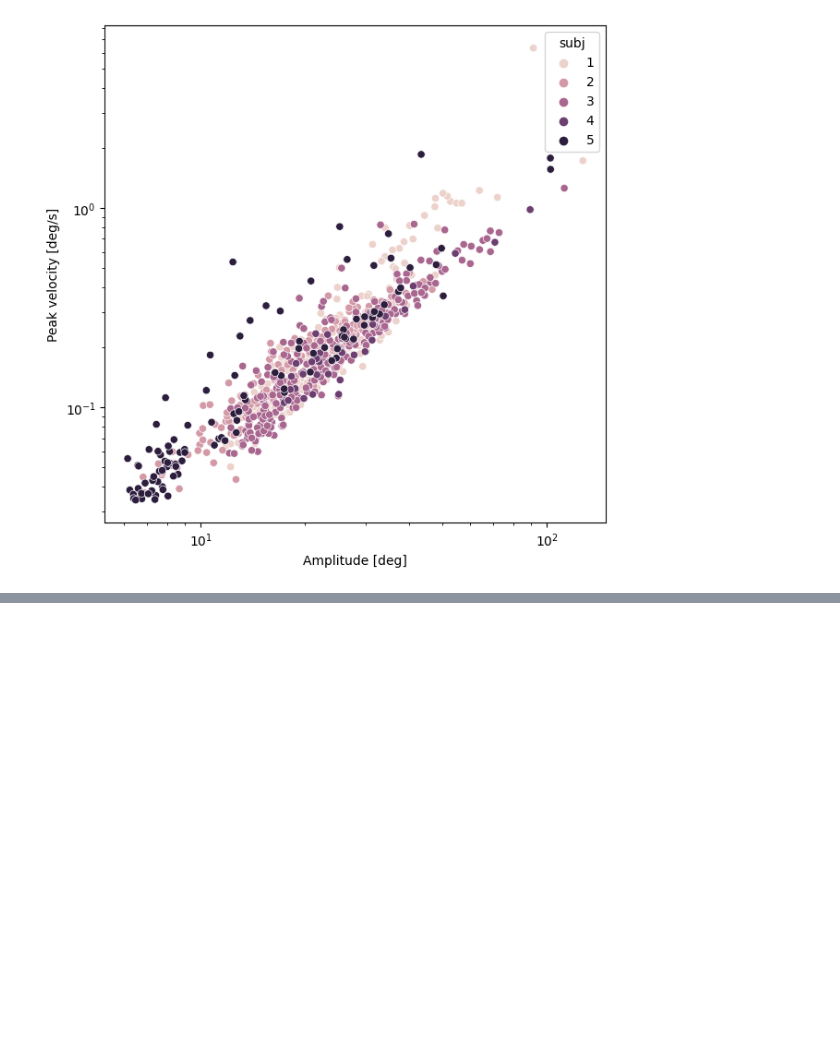
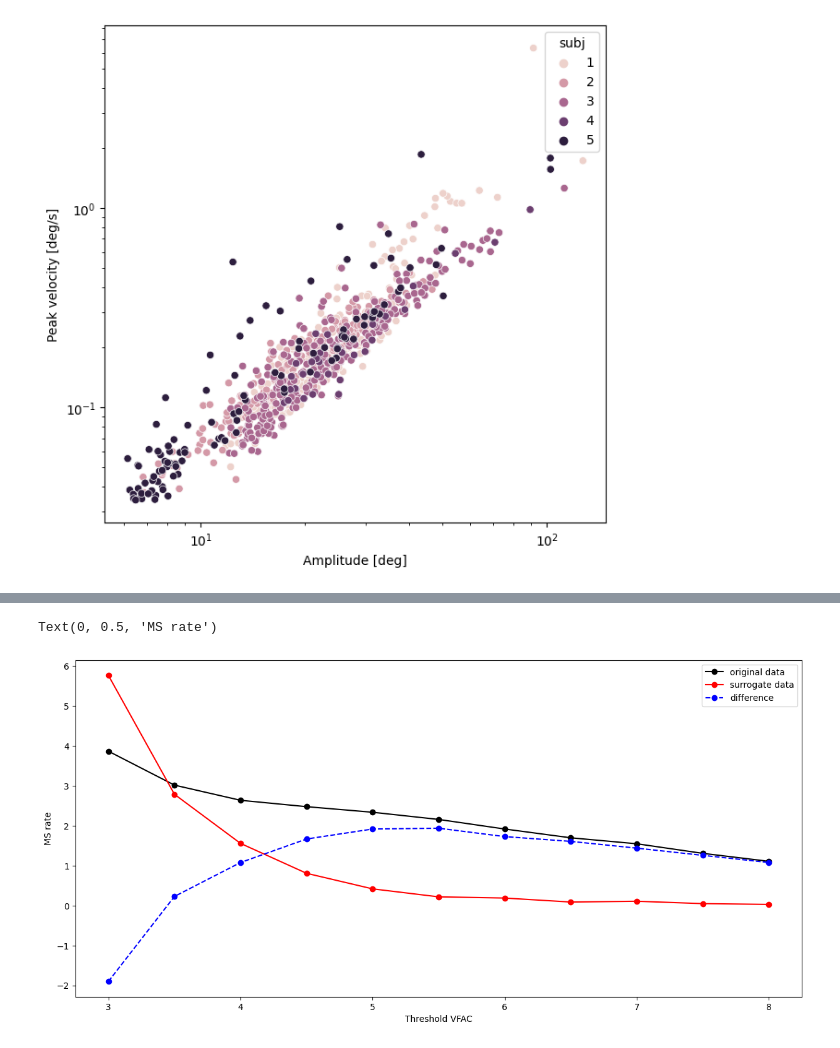
Before and after one commit to lschwetlick/EngbertMicrosaccadeToolbox, a Jupyter notebook: demo/demo.ipynb, the cells around one changed output, grey strips where cells are left out. Saved outputs shown, nothing was run; the diff lists cells and outputs as text; code cells hidden in the pictures; blank space fills up the shorter version.

```diff
--- a/demo/demo.ipynb
+++ b/demo/demo.ipynb
@@ -158,0 +264,2 @@ Text(0, 0.5, 'Peak velocity [deg/s]')
+# %%
+vfac = np.arange(3,8.5, 0.5)
@@ -158,0 +268,22 @@ Text(0, 0.5, 'Peak velocity [deg/s]')
+# %%
+thresh_rate = []
+for subj in range(1,2):
+  for trial in range(1,6):
+    d = pd.read_csv(f"data/f0{subj}.00{trial}.dat", sep="\t", header=None, names=["t", "x_l", "y_l", "x_r", "y_r"])
+    right_eye = np.vstack([np.asarray(d.x_r), np.asarray(d.y_r)]).T
+    left_eye = np.vstack([np.asarray(d.x_l), np.asarray(d.y_l)]).T
+    dur = right_eye.shape[0]/SAMPLING
+    for thresh in vfac:
+      ms_r, rad_r = microsac_detection.microsacc(right_eye, vfac=thresh)
+      ms_l, rad_l = microsac_detection.microsacc(left_eye, vfac=thresh)
+      bino, monol, monor = microsac_detection.binsacc(ms_r, ms_l)
+      N = len(bino)
+      rate = N / dur
+      l_sur = data_simulation.surrogate(left_eye, SAMPLING)
+      r_sur = data_simulation.surrogate(right_eye, SAMPLING)
+      ms_r, rad_r = microsac_detection.microsacc(r_sur, vfac=thresh)
+      ms_l, rad_l = microsac_detection.microsacc(l_sur, vfac=thresh)
+      bino, monol, monor = microsac_detection.binsacc(ms_r, ms_l)
+      N_sur = len(bino)
+      rate_sur = N_sur / dur
+      thresh_rate.append([thresh, rate, rate_sur])
@@ -158,0 +305,4 @@ Text(0, 0.5, 'Peak velocity [deg/s]')
+# %%
+threshold_df = pd.DataFrame(thresh_rate, columns=["vfc", "rate", "surrogate_rate"])
+threshold_df
+threshold_sum = threshold_df.groupby("vfc").mean().reset_index()
@@ -158,0 +329,11 @@ Text(0, 0.5, 'Peak velocity [deg/s]')
+# %%
+fig, ax = plt.subplots(1,1, figsize=(15,7))
+ax.plot(threshold_sum.vfc, threshold_sum.rate, marker='o', color="black", label="original data")
+ax.plot(threshold_sum.vfc, threshold_sum.surrogate_rate, marker='o', color="red", label="surrogate data")
+ax.plot(threshold_sum.vfc, threshold_sum.rate-threshold_sum.surrogate_rate, marker='o', linestyle='dashed', color="blue", label="difference")
+ax.legend()
+ax.set_xlabel("Threshold VFAC")
+ax.set_ylabel("MS rate")
+# %% [output]
+Text(0, 0.5, 'MS rate')
+[figure, added]
```
Also changed, not shown: parts of 19 cells of this notebook, 2 other files.
